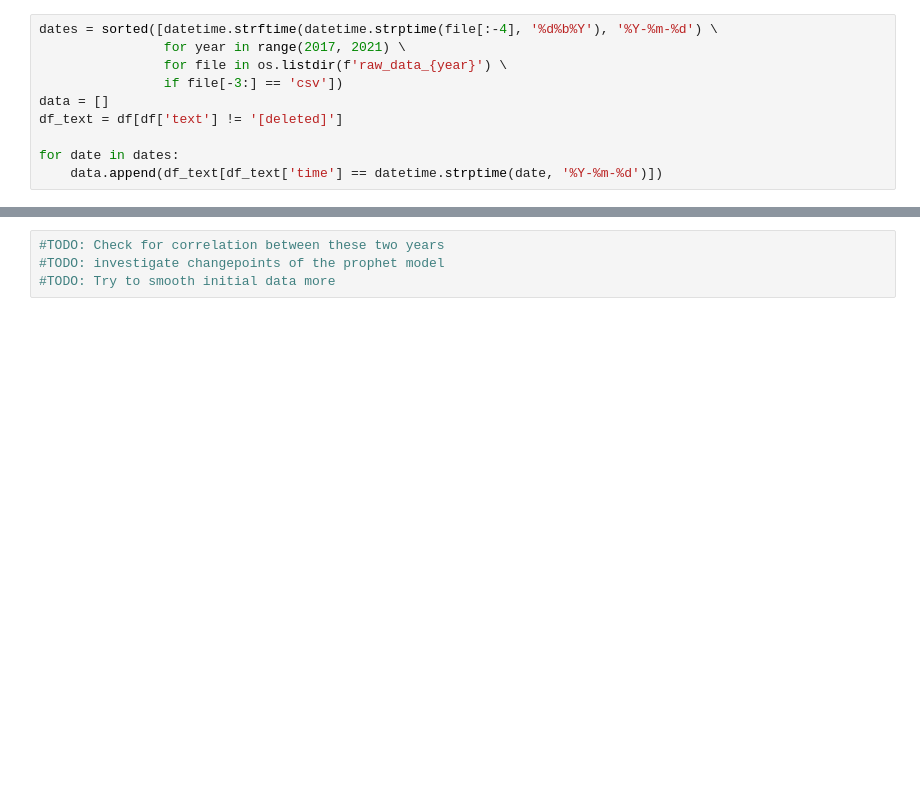
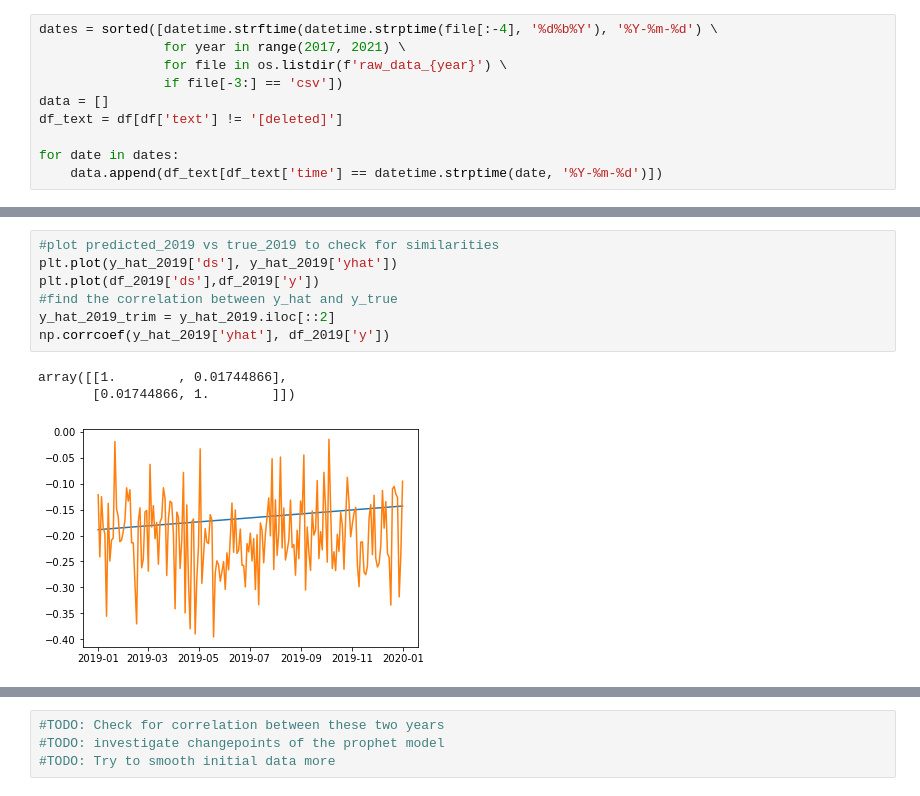
Before and after one commit to bermanjt/RedditMentalHealth, a Jupyter notebook: VADER_Prophet.ipynb, the cells around one changed output, grey strips where cells are left out. Saved outputs shown, nothing was run; the diff lists cells and outputs as text; blank space fills up the shorter version.

```diff
--- a/VADER_Prophet.ipynb
+++ b/VADER_Prophet.ipynb
@@ -301,0 +290,11 @@ plt.plot(df_2018['ds'],df_2018['y'])
+# %%
+#plot predicted_2019 vs true_2019 to check for similarities
+plt.plot(y_hat_2019['ds'], y_hat_2019['yhat'])
+plt.plot(df_2019['ds'],df_2019['y'])
+#find the correlation between y_hat and y_true
+y_hat_2019_trim = y_hat_2019.iloc[::2]
+np.corrcoef(y_hat_2019['yhat'], df_2019['y'])
+# %% [output]
+array([[1.        , 0.01744866],
+       [0.01744866, 1.        ]])
+[figure, added]
```
Also changed, not shown: parts of 13 cells of this notebook.
